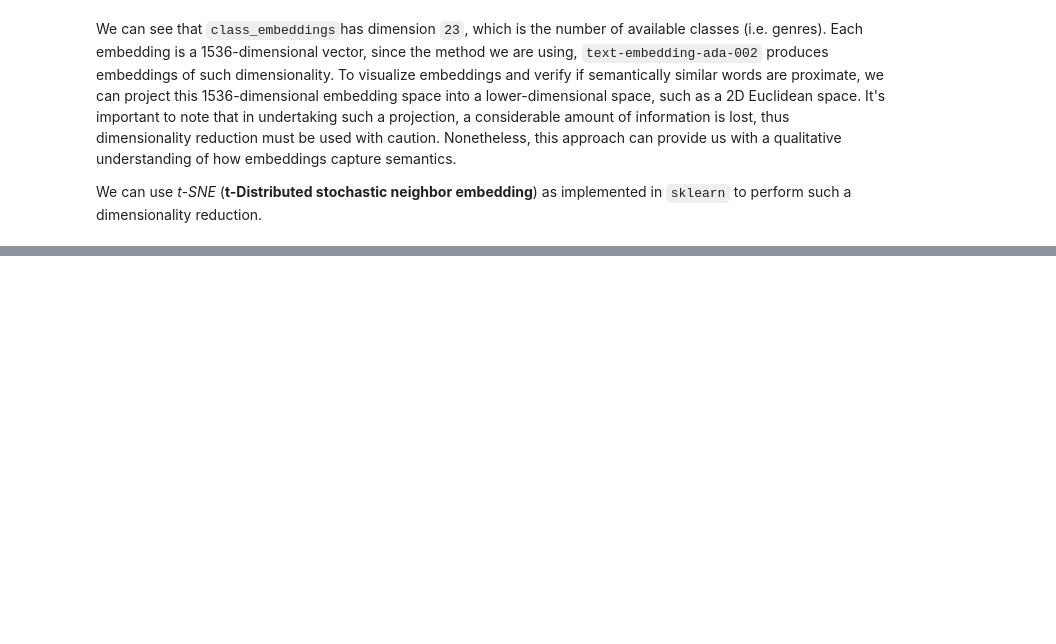
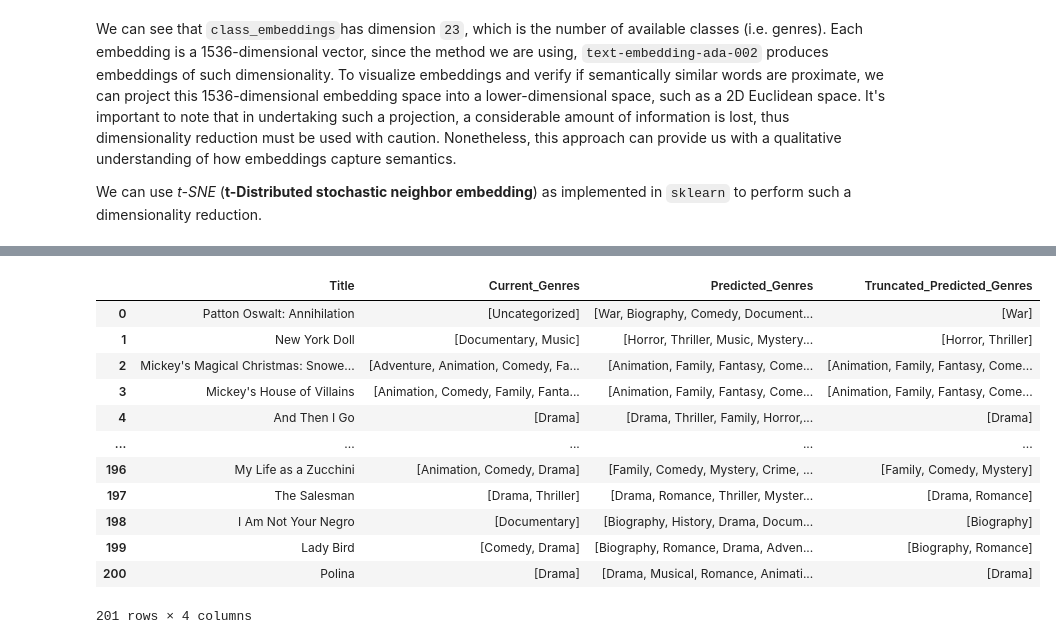
Before and after one commit to mirko-leccese/Embeddings-Classification, a Jupyter notebook: embeddings-classification.ipynb, the cells around one changed output, grey strips where cells are left out. Cells and saved outputs as stored; diff of their text form; code cells hidden in the pictures; blank space fills up the shorter version.

```diff
--- a/embeddings-classification.ipynb
+++ b/embeddings-classification.ipynb
@@ -360,0 +447,6 @@ df_predictions
+# %%
+def truncate_prediced_genres(row):
+    current_genres = row['Current_Genres']
+    predicted_genres = row['Predicted_Genres']
+
+    return predicted_genres[:len(current_genres)] if len(current_genres) <= len(predicted_genres) else predicted_genres
@@ -360,0 +455,16 @@ df_predictions
+# %%
+df_predictions
+# %% [output]
+|  | Title | Current_Genres | Predicted_Genres | Truncated_Predicted_Genres |
+| 0 | Patton Oswalt: Annihilation | [Uncategorized] | [War, Biography, Comedy, Document... | [War] |
+| 1 | New York Doll | [Documentary, Music] | [Horror, Thriller, Music, Mystery... | [Horror, Thriller] |
+| 2 | Mickey's Magical Christmas: Snowe... | [Adventure, Animation, Comedy, Fa... | [Animation, Family, Fantasy, Come... | [Animation, Family, Fantasy, Come... |
+| 3 | Mickey's House of Villains | [Animation, Comedy, Family, Fanta... | [Animation, Family, Fantasy, Come... | [Animation, Family, Fantasy, Come... |
+| 4 | And Then I Go | [Drama] | [Drama, Thriller, Family, Horror,... | [Drama] |
+| ... | ... | ... | ... | ... |
+| 196 | My Life as a Zucchini | [Animation, Comedy, Drama] | [Family, Comedy, Mystery, Crime, ... | [Family, Comedy, Mystery] |
+| 197 | The Salesman | [Drama, Thriller] | [Drama, Romance, Thriller, Myster... | [Drama, Romance] |
+| 198 | I Am Not Your Negro | [Documentary] | [Biography, History, Drama, Docum... | [Biography] |
+| 199 | Lady Bird | [Comedy, Drama] | [Biography, Romance, Drama, Adven... | [Biography, Romance] |
+| 200 | Polina | [Drama] | [Drama, Musical, Romance, Animati... | [Drama] |
+201 rows × 4 columns
```
Also changed, not shown: parts of 37 cells of this notebook, 2 other files.
